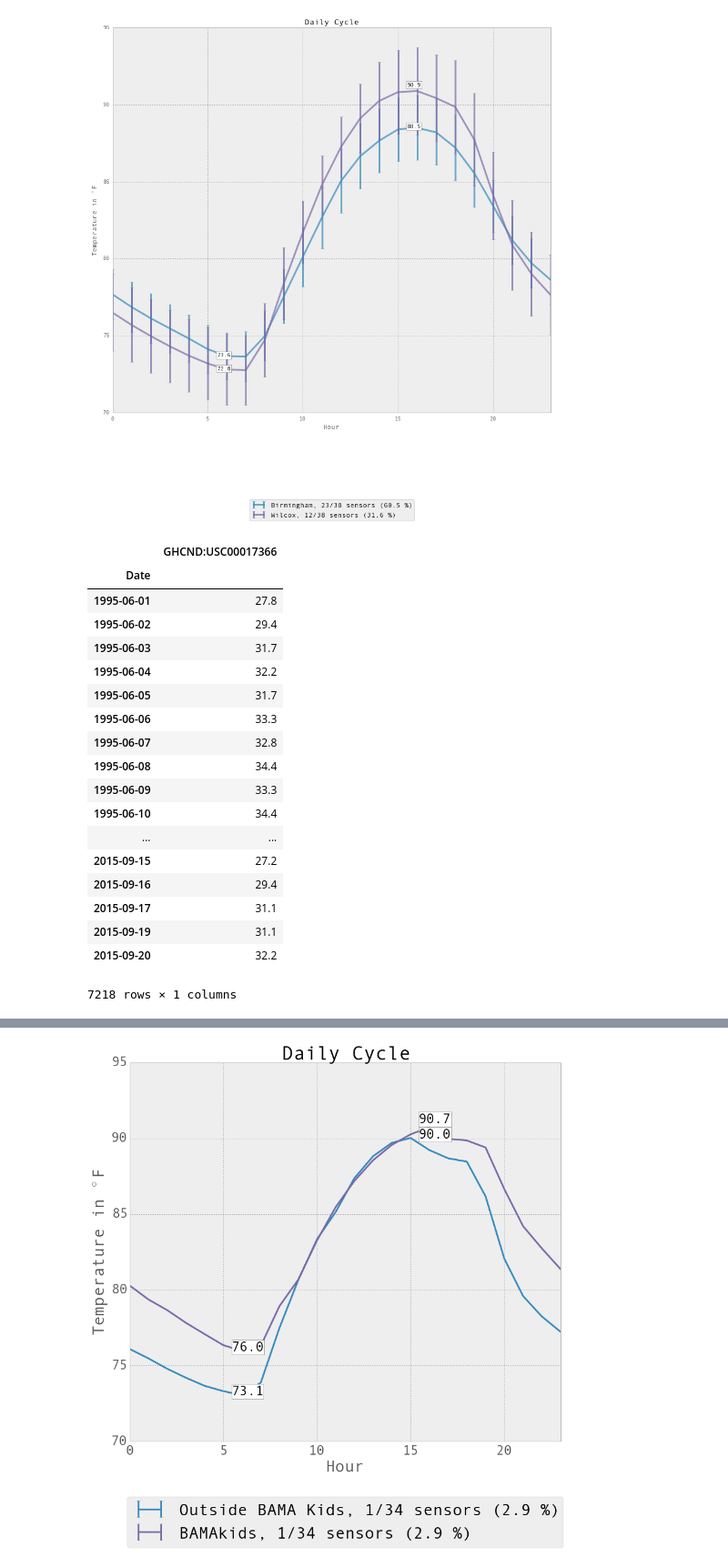
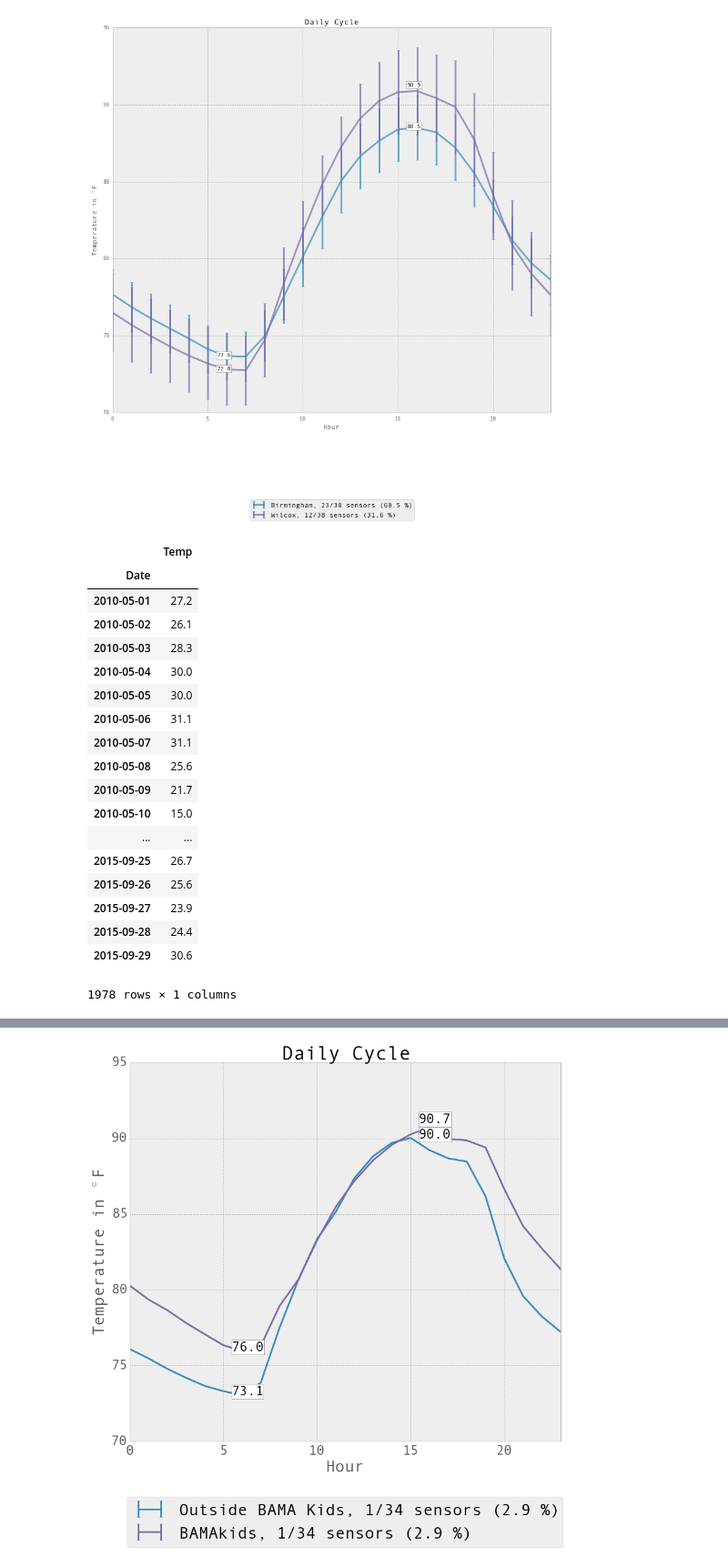
Before and after one commit to gottscott/cityheat, a Jupyter notebook: Bham/PresentationMaps.ipynb, the cells around one changed output, grey strips where cells are left out. Shown at 91% size. Saved outputs shown, nothing was run; the diff lists cells and outputs as text; code cells hidden in the pictures.

```diff
--- a/Bham/PresentationMaps.ipynb
+++ b/Bham/PresentationMaps.ipynb
@@ -303,48 +305,49 @@ diurnalplotsgeneral(diurnalDF,meta,  parks, filename)
 # %%
 date_spec = {'Date': [ 2]}
 frames = []
 i = 0
-files = {'./data/stationdata/selma.csv'}
+files = {'./data/stationdata/Birm20102015.csv'}
 for file in files:
     data = pd.read_csv(file, sep = ',',
                               index_col=0,
                               parse_dates = date_spec,
                               keep_date_col=True)
     data.TMIN = data.TMIN*.1
     data.TMAX = data.TMAX*.1
     data1 = data.copy()
     stations = set(data.STATION)
     #frames = []
 
     for station in stations:
         tmax =  data[data.STATION==station].TMAX
         tmin = data1[data1.STATION==station].TMIN
         frames.append( tmax.combine_first(tmin))
         frames[i].name = station
         i = i+1
 
         #    frames.append({station : tmax.combine_first(tmin)})
 
 obsDF = pd.concat(frames, axis =1)
 obsDF.values[obsDF.values <= -200] = 'NaN'
+obsDF.columns = ['Temp']
 obsDF
 # %% [output]
-|  | GHCND:USC00017366 |
+|  | Temp |
 | Date |  |
-| 1995-06-01 | 27.8 |
-| 1995-06-02 | 29.4 |
-| 1995-06-03 | 31.7 |
-| 1995-06-04 | 32.2 |
-| 1995-06-05 | 31.7 |
-| 1995-06-06 | 33.3 |
-| 1995-06-07 | 32.8 |
-| 1995-06-08 | 34.4 |
-| 1995-06-09 | 33.3 |
-| 1995-06-10 | 34.4 |
+| 2010-05-01 | 27.2 |
+| 2010-05-02 | 26.1 |
+| 2010-05-03 | 28.3 |
+| 2010-05-04 | 30.0 |
+| 2010-05-05 | 30.0 |
+| 2010-05-06 | 31.1 |
+| 2010-05-07 | 31.1 |
+| 2010-05-08 | 25.6 |
+| 2010-05-09 | 21.7 |
+| 2010-05-10 | 15.0 |
 | ... | ... |
-| 2015-09-15 | 27.2 |
-| 2015-09-16 | 29.4 |
-| 2015-09-17 | 31.1 |
-| 2015-09-19 | 31.1 |
-| 2015-09-20 | 32.2 |
+| 2015-09-25 | 26.7 |
+| 2015-09-26 | 25.6 |
+| 2015-09-27 | 23.9 |
+| 2015-09-28 | 24.4 |
+| 2015-09-29 | 30.6 |
-7218 rows × 1 columns
+1978 rows × 1 columns
```
Also changed, not shown: parts of 8 cells of this notebook.
